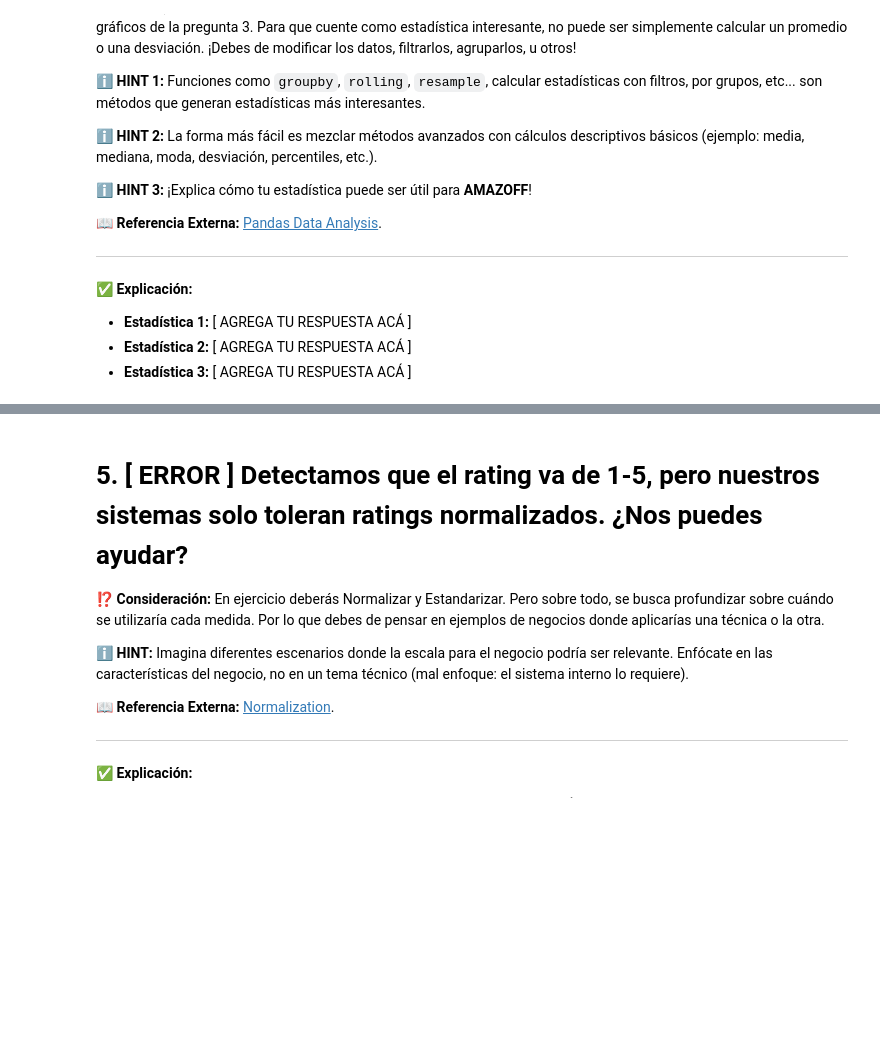
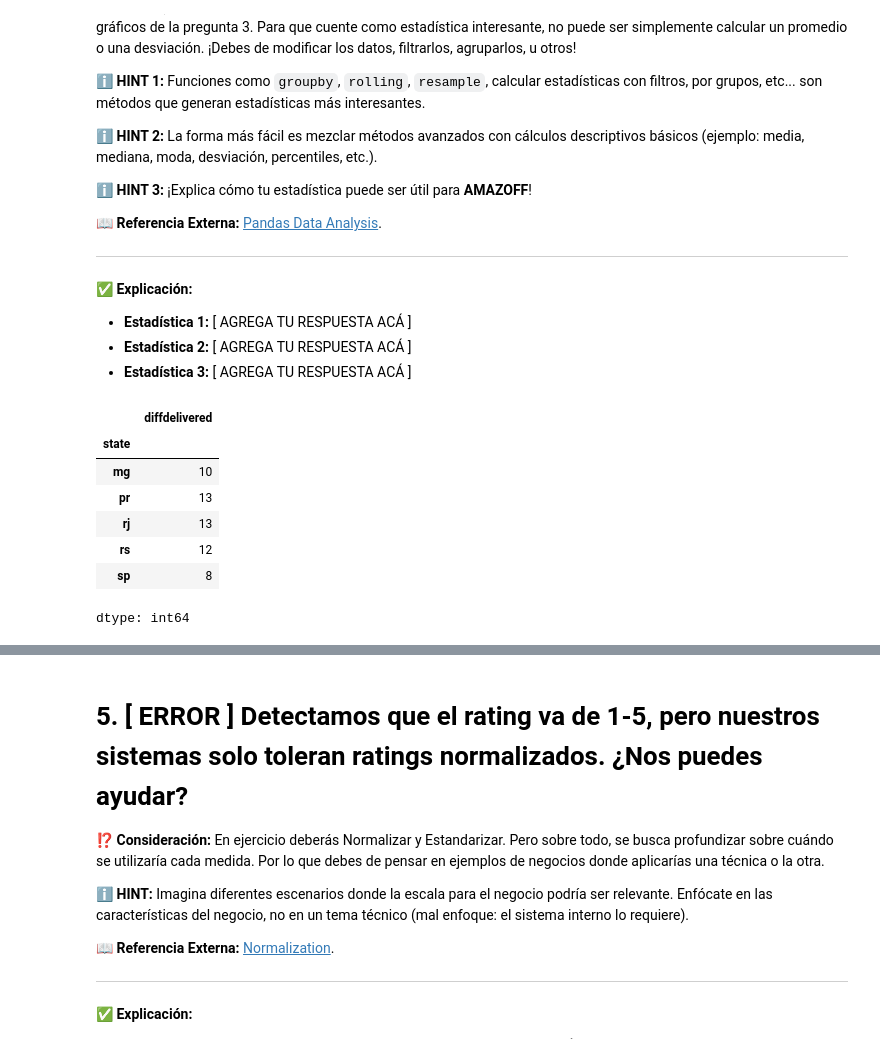
Before and after one commit to julvc/python_diplo, a Jupyter notebook: Julio_Varas_MP1.ipynb, the cells around one changed output, grey strips where cells are left out. Drawn from its saved outputs; the diff is of its cells as text; code cells hidden in the pictures; blank space fills up the shorter version.

```diff
--- a/Julio_Varas_MP1.ipynb
+++ b/Julio_Varas_MP1.ipynb
@@ -556,0 +528,15 @@ ax.margins(y=0.1)
+# %%
+# Estadística 1: [ TÍTULO DE LA ESTADÍSTICA ]
+
+# TIEMPO MEDIO DE ENTREGA POR CIUDAD
+df['diffdelivered'] = (df['delivered']-df['purchased']).dt.days
+(round(df.groupby('state')['diffdelivered'].mean(),0)).astype(int)
+# %% [output]
+|  | diffdelivered |
+| state |  |
+| mg | 10 |
+| pr | 13 |
+| rj | 13 |
+| rs | 12 |
+| sp | 8 |
+dtype: int64
```
Also changed, not shown: parts of 11 cells of this notebook.
